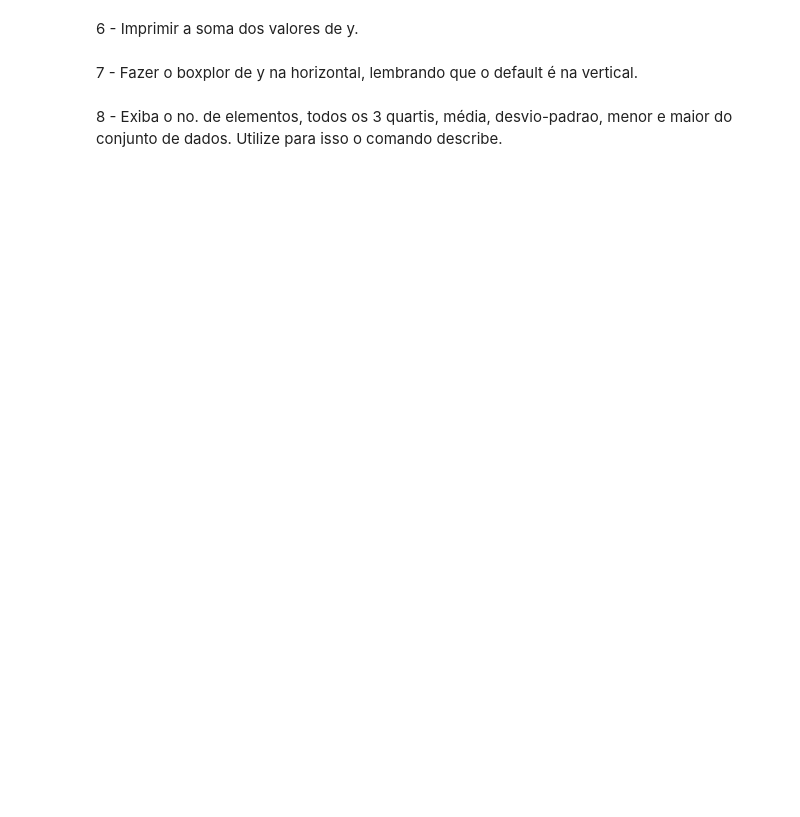
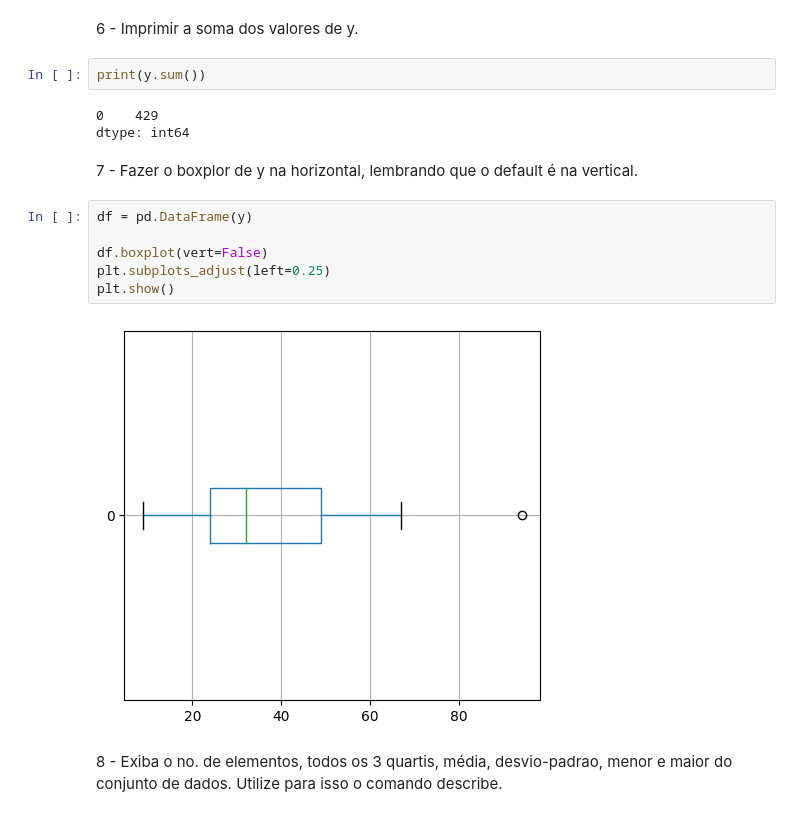
Before and after one commit to Roger0Souza/Data-Science, a Jupyter notebook: Exercicios/Ex1.ipynb, the cells around one changed output. Cells and saved outputs as stored; diff of their text form; blank space fills up the shorter version.

```diff
--- a/Exercicios/Ex1.ipynb
+++ b/Exercicios/Ex1.ipynb
@@ -96,7 +100,20 @@ NameError: name 'y' is not defined
 # %% [markdown]
 6 - Imprimir a soma dos valores de y.
+# %%
+print(y.sum())
+# %% [output]
+0    429
+dtype: int64
 # %% [markdown]
 7 - Fazer o boxplor de y na horizontal, lembrando que o default é na vertical.
+# %%
+df = pd.DataFrame(y)
+
+df.boxplot(vert=False)
+plt.subplots_adjust(left=0.25)
+plt.show()
+# %% [output]
+[figure, added]
 # %% [markdown]
 8 - Exiba o no. de elementos, todos os 3 quartis, média, desvio-padrao, menor e maior do conjunto de dados.
 Utilize para isso o comando describe.
```
Also changed, not shown: parts of 12 cells of this notebook, 2 other files.
